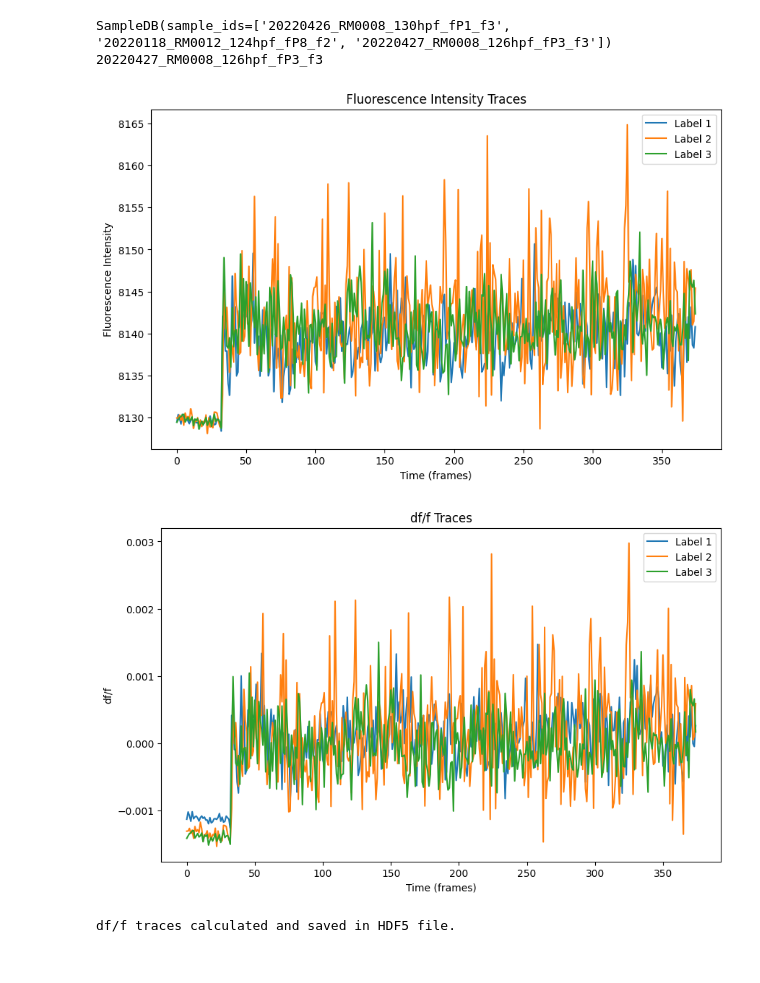
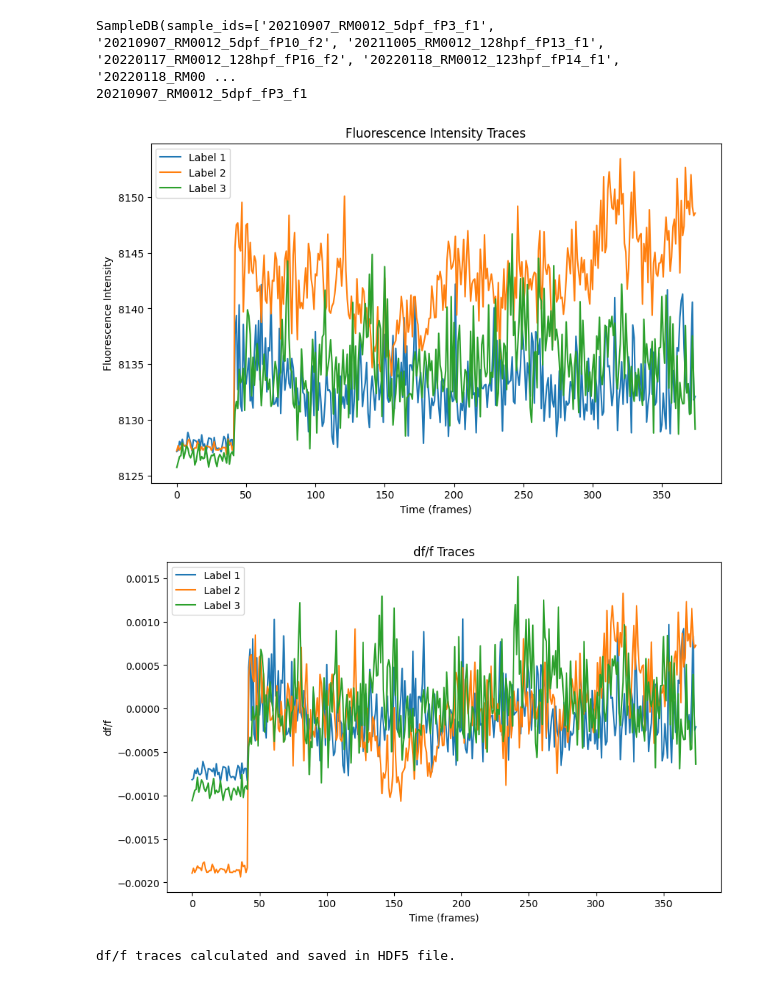
Before and after one commit to ruth3004/samplePy, a Jupyter notebook: notebooks/11_normalize_lm_traces.ipynb, the cells around one changed output. Drawn from its saved outputs; the diff is of its cells as text; code cells hidden in the pictures.

Commit message:
fixed batch issues with plotting

```diff
--- a/notebooks/11_normalize_lm_traces.ipynb
+++ b/notebooks/11_normalize_lm_traces.ipynb
@@ -1,42 +1,9 @@
 # %%
-import numpy as np
 import os
-from tifffile import imread
 import h5py
-import matplotlib.pyplot as plt
 from scripts.sample_db import SampleDB
 
-def load_data(hdf5_file_path, sample_id):
-    with h5py.File(hdf5_file_path, 'r') as f:
-        exp_grp = f[sample_id]
-        return {key: exp_grp[key][()] for key in exp_grp.keys() if isinstance(exp_grp[key], h5py.Dataset)}
-
-def calculate_dff(traces, baseline_frames=[50,100]):
-    f0 = np.mean(traces[:, baseline_frames[0]:baseline_frames[1]], axis=1)
-    dff = (traces - f0[:, np.newaxis]) / f0[:, np.newaxis]
-    return dff
-
-def plot_traces(traces, labels, title, ylabel, n_examples=3):
-    plt.figure(figsize=(10, 6))
-    for i in range(n_examples):
-        plt.plot(traces[i], label=f'Label {labels[i]}')
-    plt.title(title)
-    plt.xlabel('Time (frames)')
-    plt.ylabel(ylabel)
-    plt.legend()
-    plt.show()
-
-def plot_average_traces_by_group(traces, groups, title, ylabel):
-    unique_groups = np.unique(groups)
-    plt.figure(figsize=(10, 6))
-    for group in unique_groups:
-        plt.plot(traces[groups == group].mean(axis=0), label=group.decode('utf-8'))
-    plt.legend()
-    plt.title(title)
-    plt.xlabel('Time (frames)')
-    plt.ylabel(ylabel)
-    plt.show()
-
+from scripts.utils.traces_utils import load_hdf5_data,  calculate_dff, plot_traces,plot_average_traces_by_group
 
 
 # Load the sample database
@@ -46,7 +13,7 @@ sample_db.load(db_path)
 print(sample_db)
 
 # Loading experiment
-sample_id = '20220427_RM0008_126hpf_fP3_f3'
+sample_id = '20210907_RM0012_5dpf_fP3_f1'
 exp = sample_db.get_sample(sample_id)
 print(exp.sample.id)
 
@@ -67,36 +34,36 @@ masks_folder = os.path.join(trials_path, "masks")
 traces_folder = os.path.join(trials_path, "traces")
 os.makedirs(traces_folder, exist_ok=True)
 
 hdf5_file_path = os.path.join(traces_folder, f'{exp.sample.id}_fluorescence_data.h5')
 
-data = load_data(hdf5_file_path, exp.sample.id)
+data = load_hdf5_data(hdf5_file_path, exp.sample.id)
 
 # Calculate df/f traces
 dff_traces = calculate_dff(data['raw_traces'], baseline_frames=[50,100])
 
 # Plot example raw traces
 plot_traces(data['raw_traces'], data['lm_plane_labels'], 'Fluorescence Intensity Traces', 'Fluorescence Intensity')
 
 # Plot example df/f traces
 plot_traces(dff_traces, data['lm_plane_labels'], 'df/f Traces', 'df/f')
 
 # Save df/f traces to HDF5 file
 with h5py.File(hdf5_file_path, 'r+') as f:
     exp_grp = f[sample_id]
     if 'dff_traces' in exp_grp:
         del exp_grp['dff_traces']
     exp_grp.create_dataset('dff_traces', data=dff_traces)
 
 print("df/f traces calculated and saved in HDF5 file.")
 
 # Plot average raw traces for each odor
 plot_average_traces_by_group(data['raw_traces'], data['odor'], 'Average Fluorescence Intensity Traces by Odor', 'Fluorescence Intensity')
 
 # Plot average df/f traces for each odor
 plot_average_traces_by_group(dff_traces, data['odor'], 'Average df/f Traces by Odor', 'df/f')
 # %% [output]
-SampleDB(sample_ids=['20220426_RM0008_130hpf_fP1_f3', '20220118_RM0012_124hpf_fP8_f2', '20220427_RM0008_126hpf_fP3_f3'])
-20220427_RM0008_126hpf_fP3_f3
+SampleDB(sample_ids=['20210907_RM0012_5dpf_fP3_f1', '20210907_RM0012_5dpf_fP10_f2', '20211005_RM0012_128hpf_fP13_f1', '20220117_RM0012_128hpf_fP16_f2', '20220118_RM0012_123hpf_fP14_f1', '20220118_RM00 ...
+20210907_RM0012_5dpf_fP3_f1
-[figure, old version]
+[figure, new version]
-[figure, old version]
+[figure, new version]
 df/f traces calculated and saved in HDF5 file.
```
Also changed, not shown: parts of 1 cell of this notebook, 9 other files.
